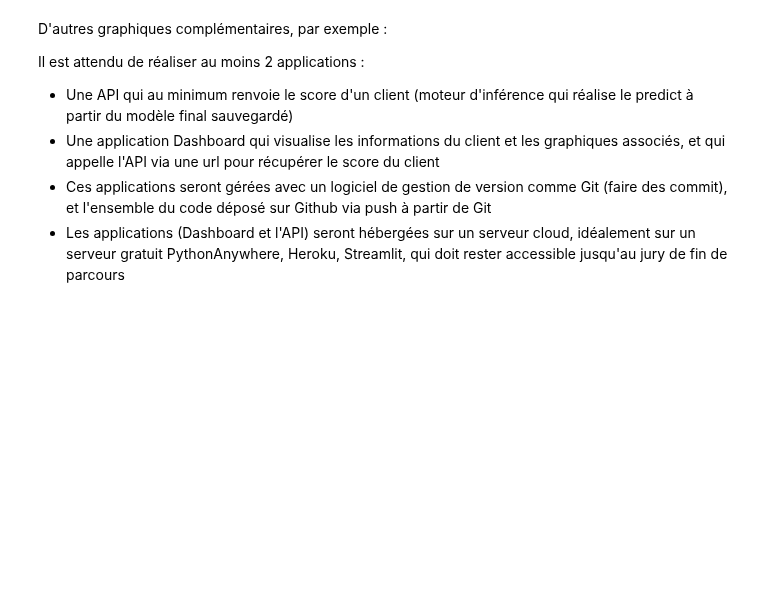
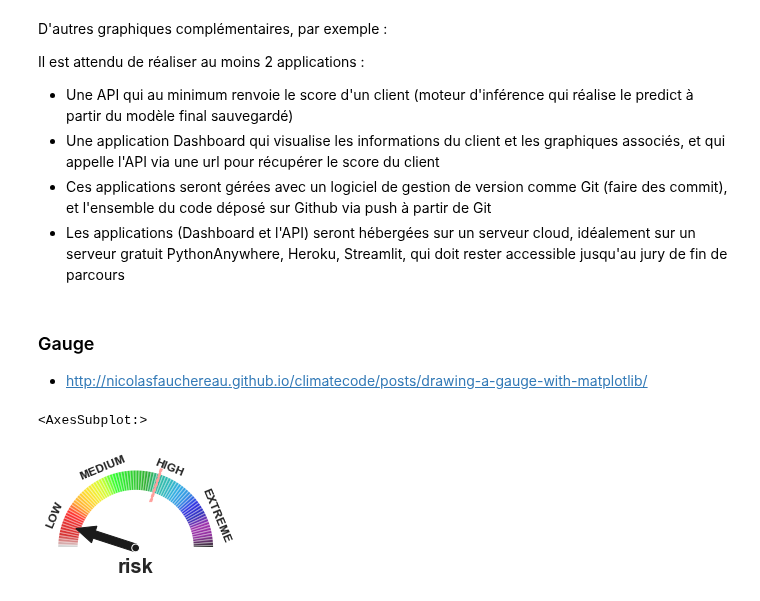
Before and after one commit to mrcreasey/oc-ds-p7-scoring-dashboard, a Jupyter notebook: code/P7_prepare_dashboard.ipynb, the cells around one changed output. Cells and saved outputs as stored; diff of their text form; code cells hidden in the pictures; blank space fills up the shorter version.

Commit message:
create gauge plot for dashboard

```diff
--- a/code/P7_prepare_dashboard.ipynb
+++ b/code/P7_prepare_dashboard.ipynb
@@ -201,3 +201,24 @@ Il est attendu de réaliser au moins 2 applications :
 - Une application Dashboard qui visualise les informations du client et les graphiques associés, et qui appelle l'API via une url pour récupérer le score du client
 - Ces applications seront gérées avec un logiciel de gestion de version comme Git (faire des commit), et l'ensemble du code déposé sur Github via push à partir de Git
 - Les applications (Dashboard et l'API) seront hébergées sur un serveur cloud, idéalement sur un serveur gratuit PythonAnywhere, Heroku, Streamlit, qui doit rester accessible jusqu'au jury de fin de parcours
+# %% [markdown]
+### Gauge
+- <http://nicolasfauchereau.github.io/climatecode/posts/drawing-a-gauge-with-matplotlib/>
+# %%
+import os, sys
+import matplotlib
+from matplotlib import cm
+from matplotlib import pyplot as plt
+import numpy as np
+from matplotlib.patches import Circle, Wedge, Rectangle
+
+def degree_range(n):
+    start = np.linspace(0,180,n+1, endpoint=True)[0:-1]
+    end = np.linspace(0,180,n+1, endpoint=True)[1::]
+    mid_points = start + ((end-start)/2.)
+    return np.c_[start, end], mid_points
+
+
+def rot_text(ang):
+    rotation = np.degrees(np.radians(ang) * np.pi / np.pi - np.radians(90))
+    return rotation
@@ -203,0 +283,6 @@ Il est attendu de réaliser au moins 2 applications :
+# %%
+gauge(colors= 'nipy_spectral', n_colors=80,
+      arrow=0.1, title='risk', threshold=0.6)
+# %% [output]
+<AxesSubplot:>
+[figure, added]
```
Also changed, not shown: parts of 2 cells of this notebook, 1 other file.
